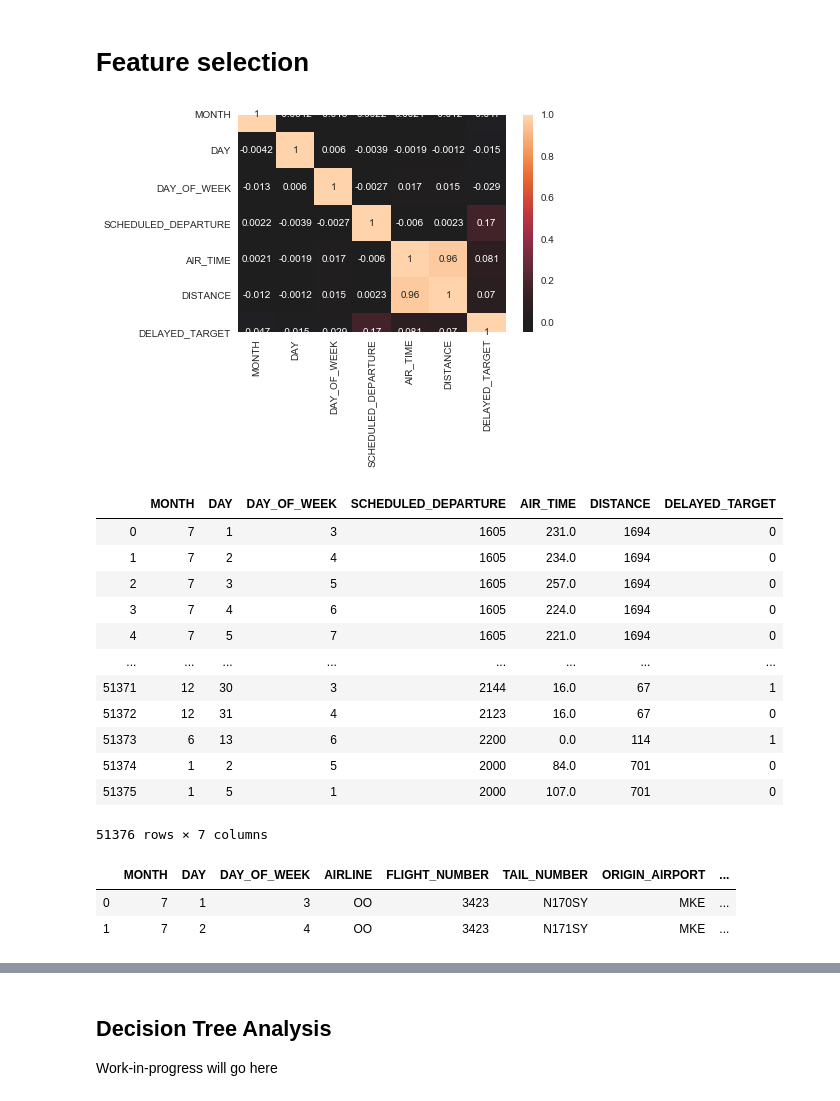
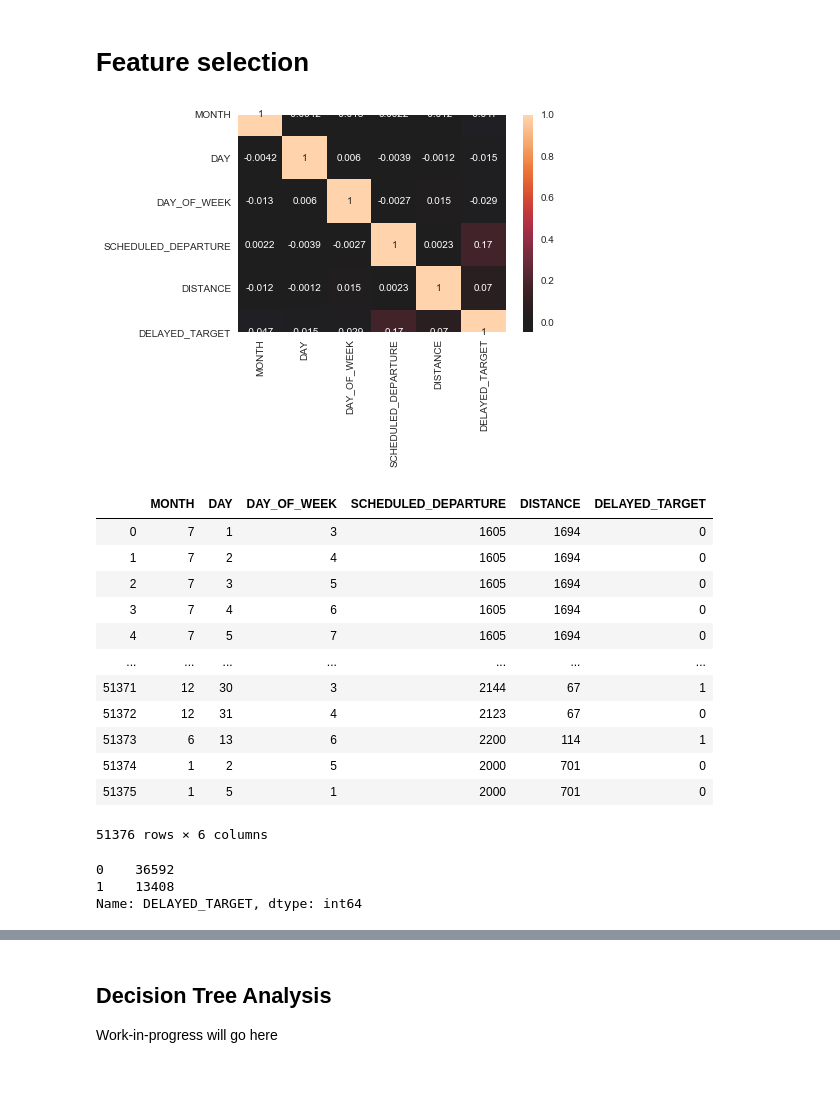
Before and after one commit to petehumphries/Flatiron_Project_5, a Jupyter notebook: PH_flight_delays_and_cancellations_ETL.ipynb, the cells around one changed output, grey strips where cells are left out. Saved outputs shown, nothing was run; the diff lists cells and outputs as text; code cells hidden in the pictures.

```diff
--- a/PH_flight_delays_and_cancellations_ETL.ipynb
+++ b/PH_flight_delays_and_cancellations_ETL.ipynb
@@ -166,35 +174,34 @@ Index(['MONTH', 'DAY', 'DAY_OF_WEEK', 'AIRLINE', 'FLIGHT_NUMBER',
 # %%
 features = ['MONTH',
             'DAY',
             'DAY_OF_WEEK',
             'SCHEDULED_DEPARTURE',
-            'AIR_TIME',
             'DISTANCE',
             'DELAYED_TARGET'
            ]
 
 
 target = df['DEPARTURE_DELAY']
-dfFeatures = df[features]
+dfFeatures = df[features].copy()
 sns.heatmap(dfFeatures.corr(), center=0, annot=True);
 # %% [output]
-[figure, old version]
+[figure, new version]
 # %%
 dfFeatures
 # %% [output]
-|  | MONTH | DAY | DAY_OF_WEEK | SCHEDULED_DEPARTURE | AIR_TIME | DISTANCE | DELAYED_TARGET |
-| 0 | 7 | 1 | 3 | 1605 | 231.0 | 1694 | 0 |
-| 1 | 7 | 2 | 4 | 1605 | 234.0 | 1694 | 0 |
-| 2 | 7 | 3 | 5 | 1605 | 257.0 | 1694 | 0 |
-| 3 | 7 | 4 | 6 | 1605 | 224.0 | 1694 | 0 |
-| 4 | 7 | 5 | 7 | 1605 | 221.0 | 1694 | 0 |
-| ... | ... | ... | ... | ... | ... | ... | ... |
-| 51371 | 12 | 30 | 3 | 2144 | 16.0 | 67 | 1 |
-| 51372 | 12 | 31 | 4 | 2123 | 16.0 | 67 | 0 |
-| 51373 | 6 | 13 | 6 | 2200 | 0.0 | 114 | 1 |
-| 51374 | 1 | 2 | 5 | 2000 | 84.0 | 701 | 0 |
-| 51375 | 1 | 5 | 1 | 2000 | 107.0 | 701 | 0 |
+|  | MONTH | DAY | DAY_OF_WEEK | SCHEDULED_DEPARTURE | DISTANCE | DELAYED_TARGET |
+| 0 | 7 | 1 | 3 | 1605 | 1694 | 0 |
+| 1 | 7 | 2 | 4 | 1605 | 1694 | 0 |
+| 2 | 7 | 3 | 5 | 1605 | 1694 | 0 |
+| 3 | 7 | 4 | 6 | 1605 | 1694 | 0 |
+| 4 | 7 | 5 | 7 | 1605 | 1694 | 0 |
+| ... | ... | ... | ... | ... | ... | ... |
+| 51371 | 12 | 30 | 3 | 2144 | 67 | 1 |
+| 51372 | 12 | 31 | 4 | 2123 | 67 | 0 |
+| 51373 | 6 | 13 | 6 | 2200 | 114 | 1 |
+| 51374 | 1 | 2 | 5 | 2000 | 701 | 0 |
+| 51375 | 1 | 5 | 1 | 2000 | 701 | 0 |
-51376 rows × 7 columns
+51376 rows × 6 columns
 # %%
 ### let's try some svm
 import pandas as pd
@@ -203,9 +210,10 @@ import matplotlib.pyplot as plt
 %matplotlib inline
 from sklearn.model_selection import train_test_split
 # %%
-dff = dfFeatures.iloc[:1100]
-df.head(2)
+dff = dfFeatures.iloc[:50000].copy()
+dff.head(2)
+dff.DELAYED_TARGET.value_counts()
 # %% [output]
-|  | MONTH | DAY | DAY_OF_WEEK | AIRLINE | FLIGHT_NUMBER | TAIL_NUMBER | ORIGIN_AIRPORT | ... |
-| 0 | 7 | 1 | 3 | OO | 3423 | N170SY | MKE | ... |
-| 1 | 7 | 2 | 4 | OO | 3423 | N171SY | MKE | ... |
+0    36592
+1    13408
+Name: DELAYED_TARGET, dtype: int64
```
Also changed, not shown: parts of 25 cells of this notebook.
